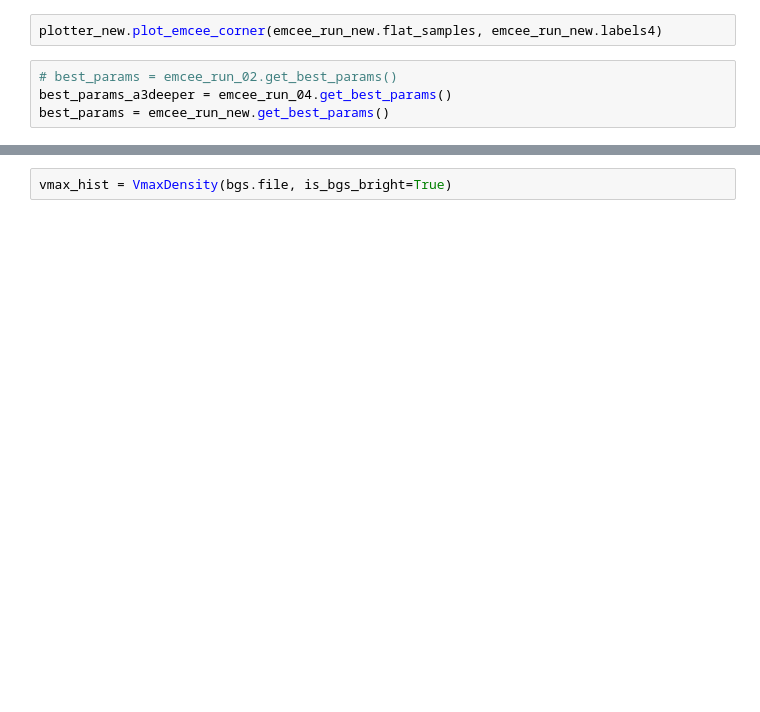
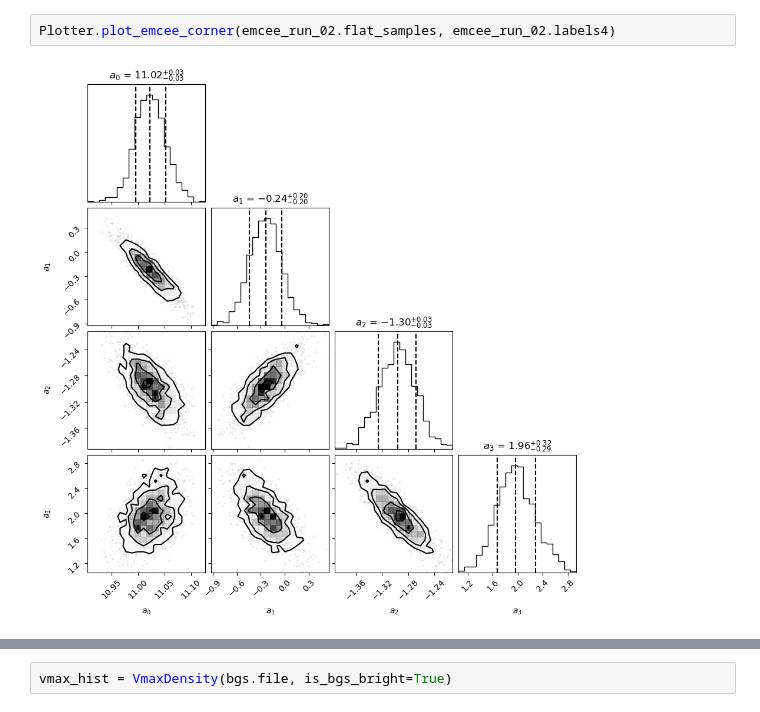
Before and after one commit to fedehope/zSMF, a Jupyter notebook: nb/emcee_check.ipynb, the cells around one changed output, grey strips where cells are left out. Saved outputs shown, nothing was run; the diff lists cells and outputs as text; blank space fills up the shorter version.

```diff
--- a/nb/emcee_check.ipynb
+++ b/nb/emcee_check.ipynb
@@ -50,6 +46,4 @@ emcee_run_new.set_best_params(discard=70)
 # %%
-plotter_new.plot_emcee_corner(emcee_run_new.flat_samples, emcee_run_new.labels4)
+Plotter.plot_emcee_corner(emcee_run_02.flat_samples, emcee_run_02.labels4)
+# %% [output]
+[figure, added]
-# %%
-# best_params = emcee_run_02.get_best_params()
-best_params_a3deeper = emcee_run_04.get_best_params()
-best_params = emcee_run_new.get_best_params()
```
Also changed, not shown: parts of 13 cells of this notebook, 3 other files.
